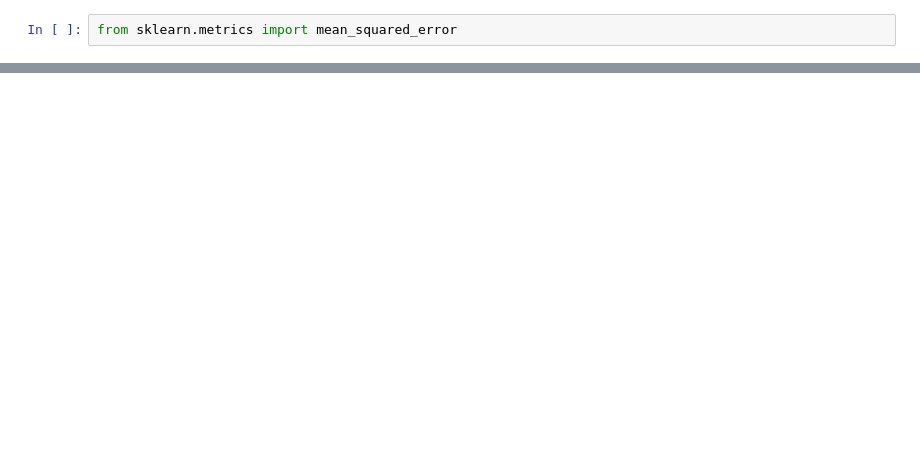
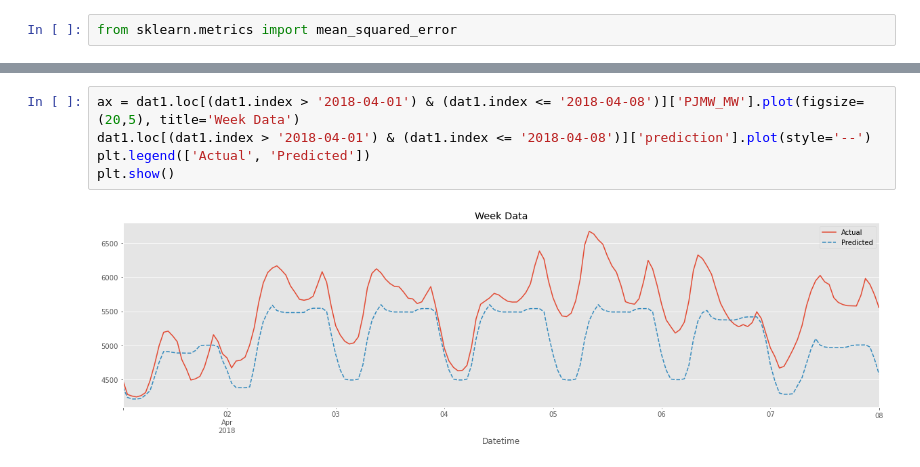
Before and after one commit to teja-19/Hourly, a Jupyter notebook: Energy_consumption.ipynb, the cells around one changed output, grey strips where cells are left out. Saved outputs shown, nothing was run; the diff lists cells and outputs as text; blank space fills up the shorter version.

```diff
--- a/Energy_consumption.ipynb
+++ b/Energy_consumption.ipynb
@@ -864,3 +868,10 @@ KeyError: 'PJMW_MW'
+# %%
+ax = dat1.loc[(dat1.index > '2018-04-01') & (dat1.index <= '2018-04-08')]['PJMW_MW'].plot(figsize=(20,5), title='Week Data')
+dat1.loc[(dat1.index > '2018-04-01') & (dat1.index <= '2018-04-08')]['prediction'].plot(style='--')
+plt.legend(['Actual', 'Predicted'])
+plt.show()
+# %% [output]
+[figure, added]
 # %%
 score = np.sqrt(mean_squared_error(test['PJMW_MW'], test['prediction']))
 print(f'RMSE Score on Test set: {score:0.2f}')
```
Also changed, not shown: parts of 25 cells of this notebook.
